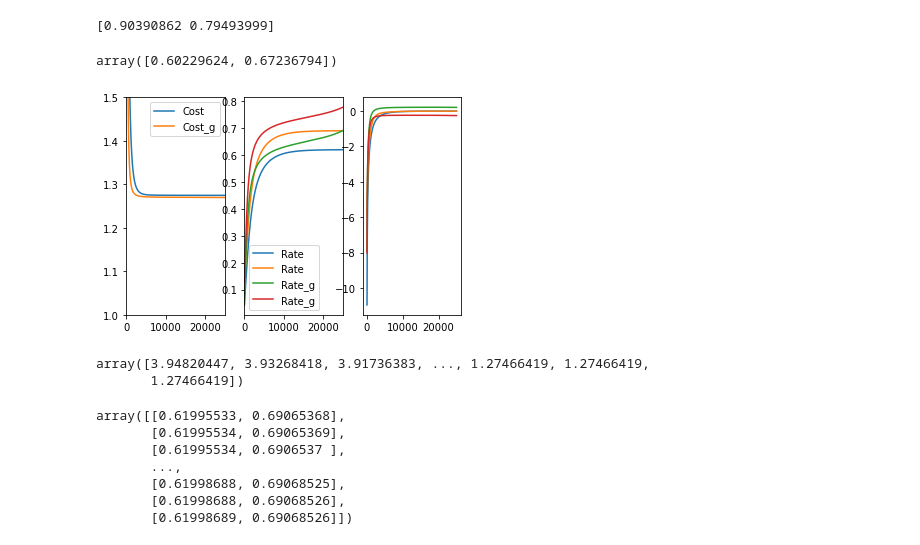
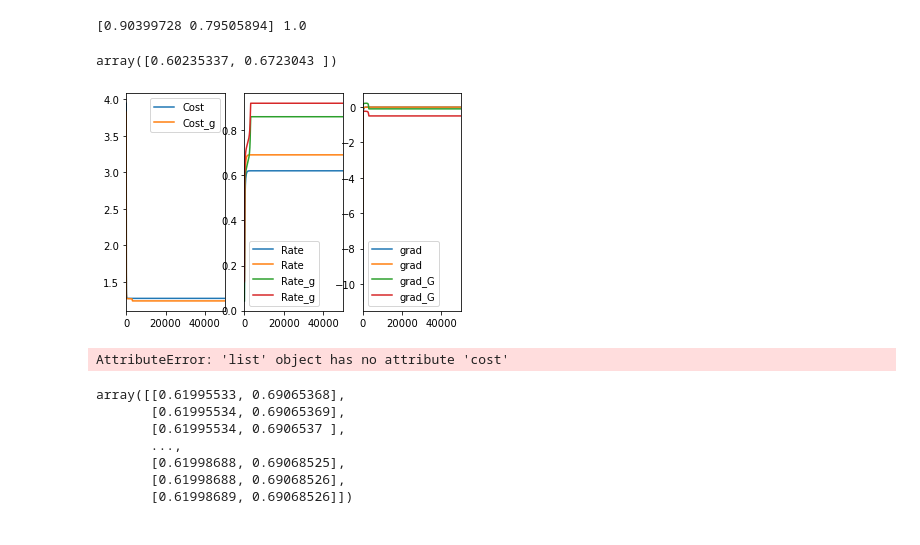
Before and after one commit to daniel-ablin/Thesis, a Jupyter notebook: recursive_model.ipynb, the cells around one changed output. Drawn from its saved outputs; the diff is of its cells as text; code cells hidden in the pictures.

```diff
--- a/recursive_model.ipynb
+++ b/recursive_model.ipynb
@@ -87,3 +88,36 @@ beta = 0.1
 A = A*beta
 L = np.array([0.8, 0.6])
 #temp = contagion_rate(x0, t, v, A)
+# %%
+L = np.array(([0.8, 0.6],[4,1],[10,3],[30,10],[100,30]))
+lr = 0.001
+itr = 50
+cost = []
+cost_g = []
+rates=[]
+rates_g=[]
+f_grad=[]
+f_grad_g=[]
+for i in range(len(L)):
+    exec("model_%s = model(x0, t, v, A, L[i, :])" % i)
+    string = "model_" + str(i) +".train(" + str(lr) + "," + str(itr) + ",True)"
+    exec(string)
+    cost.append(exec("model_{0}.cost[{1},:]".format(i,itr-1)))
+    cost_g.append(exec("model_{0}.cost_g[{1}]".format(i,itr-1)))
+    rates.append(exec("model_{0}.rates[{1}]".format(i,itr-1)))
+    rates_g.append(exec("model_{0}.rates_g[{1}]".format(i,itr-1)))
+    f_grad.append(exec("model_{0}.f_grad[{1}]".format(i,itr-1)))
+    f_grad_g.append(exec("model_{0}.f_grad_g[{1}]".format(i,itr-1)))
+
+print(cost)
+fig, axs = plt.subplots(1,3)
+axs[0].plot(len(L), (cost), label='Cost')
+axs[0].plot(len(L), (cost_g), label='Cost_g')
+axs[1].plot(len(L), rates, label='Rate')
+axs[1].plot(len(L), rates_g, label='Rate_g')
+axs[2].plot(len(L), f_grad, label='grad')
+axs[2].plot(len(L), f_grad_g, label='grad_G')
+#axs[0].set_ylim([1, 1.5])
+for i in range(3):
+    #axs[i].set_xlim([0, itr])
+    axs[i].legend()
@@ -90,33 +128,35 @@ L = np.array([0.8, 0.6])
 # %%
 model = model(x0,t,v,A,L)
-itr = 25000
+itr = 50000
 # %%
-model.train(0.0001,itr, True)
+model.train(0.001,itr, True)
 base_v = model.v.copy()
 base_cost = model.cost[itr-1].copy()
 # %%
 fig, axs = plt.subplots(1,3)
 axs[0].plot(range(itr), np.sum(model.cost, axis=1), label='Cost')
 axs[0].plot(range(itr), np.sum(model.cost_g, axis=1), label='Cost_g')
 axs[1].plot(range(itr), model.rates, label='Rate')
 axs[1].plot(range(itr), model.rates_g, label='Rate_g')
 axs[2].plot(range(itr), model.f_grad, label='grad')
 axs[2].plot(range(itr), model.f_grad_g, label='grad_G')
-axs[0].set_ylim([1, 1.5])
-for i in range(2):
+#axs[0].set_ylim([1, 1.5])
+for i in range(3):
     axs[i].set_xlim([0, itr])
     axs[i].legend()
-print(model.v)
+print(model.v, model.v_g)
 model.cost[itr-1]
 # %% [output]
-[0.90390862 0.79493999]
+[0.90399728 0.79505894] 1.0
-array([0.60229624, 0.67236794])
+array([0.60235337, 0.6723043 ])
-[figure, old version]
+[figure, new version]
-# %%
-np.sum(model.cost, axis=1)
-# %% [output]
-array([3.94820447, 3.93268418, 3.91736383, ..., 1.27466419, 1.27466419,
-       1.27466419])
+# %%
+model_6 = [1,2]
+itr = 1
+i = 6
+exec("model_{0}.cost[{1}]".format(i, itr))
+# %% [output]
+AttributeError: 'list' object has no attribute 'cost'
 # %%
 model.rates[245000:]
 # %% [output]
```
Also changed, not shown: parts of 2 cells of this notebook.
